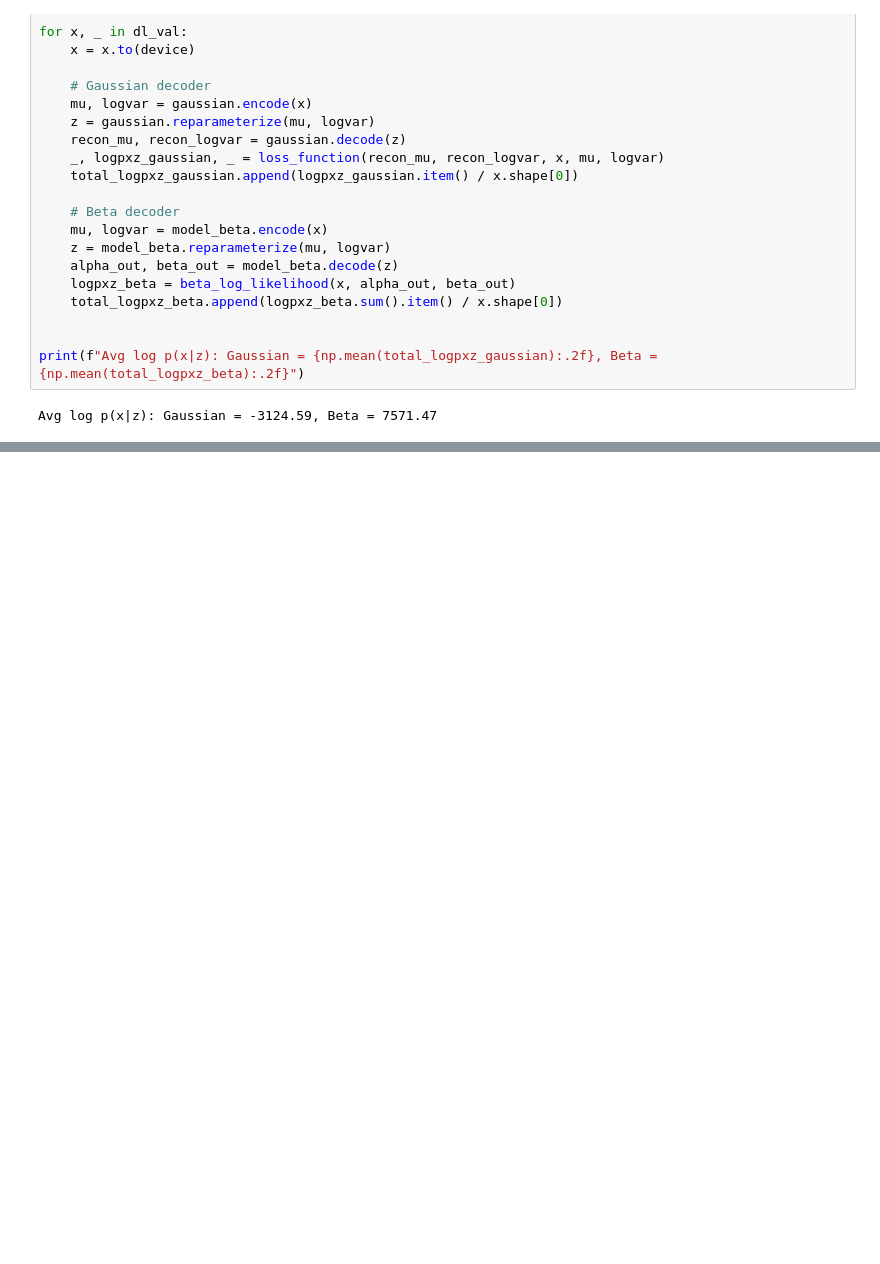
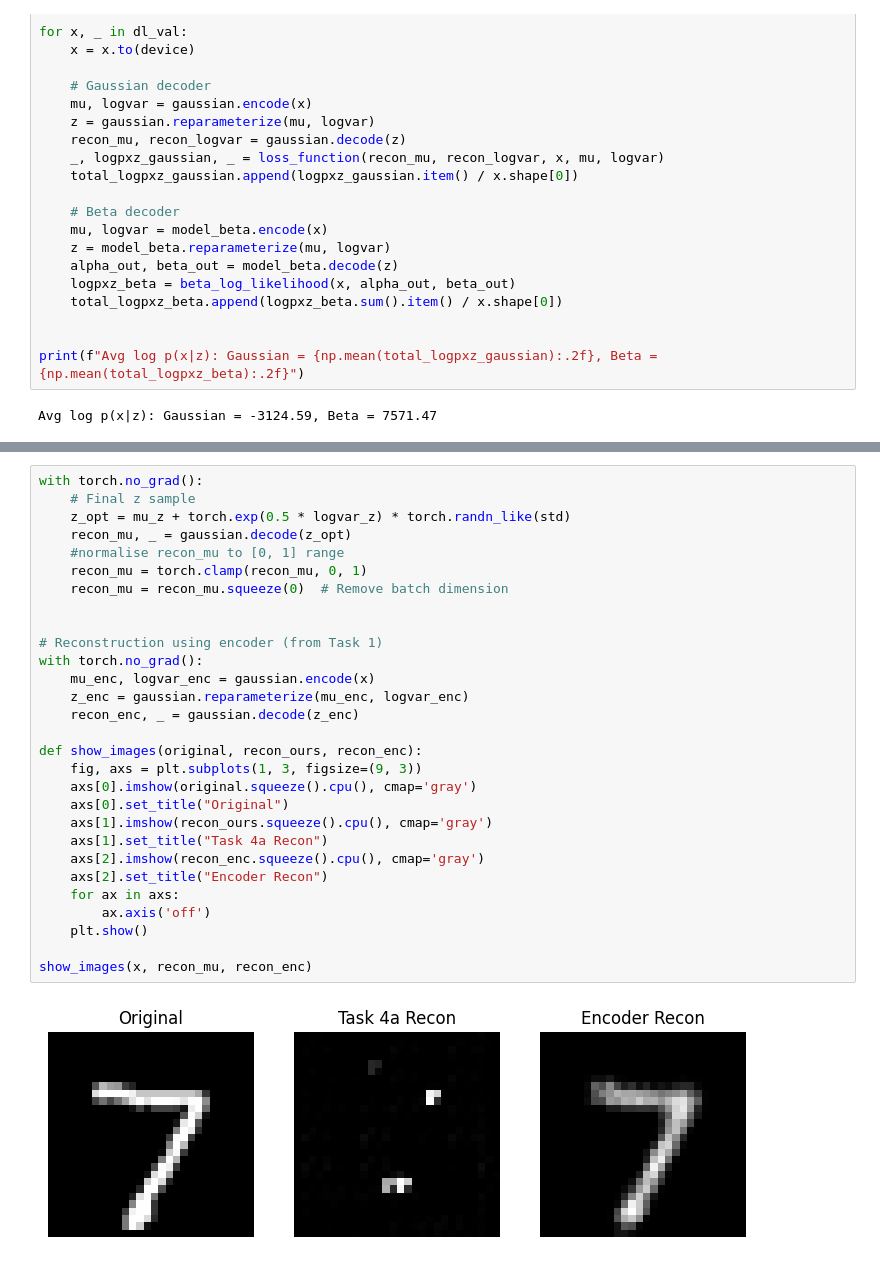
Before and after one commit to JasperWi/GenAIAssignment2-3, a Jupyter notebook: vae.ipynb, the cells around one changed output, grey strips where cells are left out. Cells and saved outputs as stored; diff of their text form; blank space fills up the shorter version.

Commit message:
first attempt at task 4

```diff
--- a/vae.ipynb
+++ b/vae.ipynb
@@ -538,0 +654,31 @@ Avg log p(x|z): Gaussian = -3124.59, Beta = 7571.47
+# %%
+with torch.no_grad():
+    # Final z sample
+    z_opt = mu_z + torch.exp(0.5 * logvar_z) * torch.randn_like(std)
+    recon_mu, _ = gaussian.decode(z_opt)
+    #normalise recon_mu to [0, 1] range
+    recon_mu = torch.clamp(recon_mu, 0, 1)
+    recon_mu = recon_mu.squeeze(0)  # Remove batch dimension
+
+
+# Reconstruction using encoder (from Task 1)
+with torch.no_grad():
+    mu_enc, logvar_enc = gaussian.encode(x)
+    z_enc = gaussian.reparameterize(mu_enc, logvar_enc)
+    recon_enc, _ = gaussian.decode(z_enc)
+
+def show_images(original, recon_ours, recon_enc):
+    fig, axs = plt.subplots(1, 3, figsize=(9, 3))
+    axs[0].imshow(original.squeeze().cpu(), cmap='gray')
+    axs[0].set_title("Original")
+    axs[1].imshow(recon_ours.squeeze().cpu(), cmap='gray')
+    axs[1].set_title("Task 4a Recon")
+    axs[2].imshow(recon_enc.squeeze().cpu(), cmap='gray')
+    axs[2].set_title("Encoder Recon")
+    for ax in axs:
+        ax.axis('off')
+    plt.show()
+
+show_images(x, recon_mu, recon_enc)
+# %% [output]
+[figure, added]
```
Also changed, not shown: parts of 7 cells of this notebook, 2 other files.
